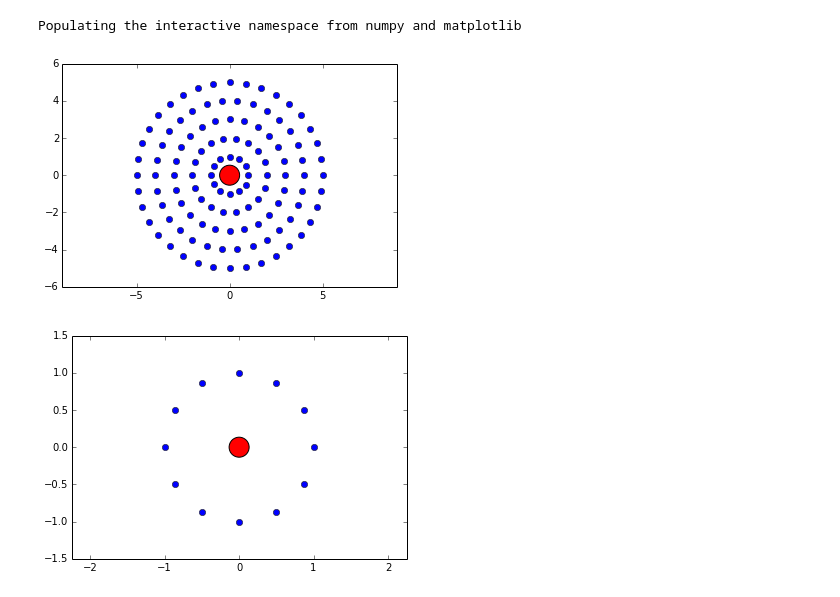
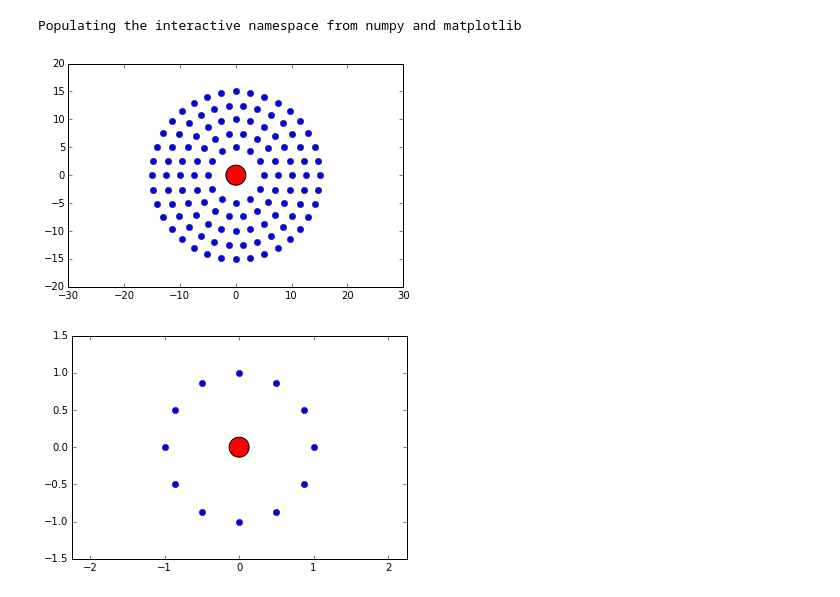
Before and after one commit to abardess/PHYS202-S14, a Jupyter notebook: GalaxyProject/Galaxies2.0.ipynb, the cells around one changed output. Cells and saved outputs as stored; diff of their text form; code cells hidden in the pictures.

```diff
--- a/GalaxyProject/Galaxies2.0.ipynb
+++ b/GalaxyProject/Galaxies2.0.ipynb
@@ -20,25 +20,27 @@ def create_star_field_polar(stars, r, vr, vtheta):
         star_field.append([r, i, vr, vtheta])
     return star_field                                     #each star is added to the list, which is returned at the very end
 # %%
-ring1 = create_star_field_polar(12, 1, 0, np.pi / 18)      #create five rings of stars around the galaxy's center
-ring2 = create_star_field_polar(18, 2, 0, np.pi / 18)
-ring3 = create_star_field_polar(24, 3, 0, np.pi / 18)
-ring4 = create_star_field_polar(30, 4, 0, np.pi / 18)
-ring5 = create_star_field_polar(36, 5, 0, np.pi / 18)
+Rmin = 25 #kpc
+T = 5.442 #time-units (544.2 million years)
+ring1 = create_star_field_polar(12, (.2 * Rmin), 0, 2 * np.pi / T)      #create five rings of stars around the galaxy's center
+ring2 = create_star_field_polar(18, (.3 * Rmin), 0, 2 * np.pi / T)
+ring3 = create_star_field_polar(24, (.4 * Rmin), 0, 2 * np.pi / T)
+ring4 = create_star_field_polar(30, (.5 * Rmin), 0, 2 * np.pi / T)
+ring5 = create_star_field_polar(36, (.6 * Rmin), 0, 2 * np.pi / T)
 
 rings = [ring1, ring2, ring3, ring4, ring5]         #save those rings in a list
 for ring in rings:                                  #plot the positions of each star in each ring
     x = []
     y = []
     for star in ring:
         x.append(star[0] * np.cos(star[1]))
         y.append(star[0] * np.sin(star[1]))
     plt.axis("equal")
     plt.plot(x, y, 'bo')
 plt.scatter(0, 0, s = 400, c = 'r')                 #plots the center of galaxy, for reference
 plt.show()
 # %% [output]
-[figure, old version]
+[figure, new version]
 # %%
 def create_star_field_cartesian(stars, r, vx, vy):
     """
```
Also changed, not shown: parts of 2 cells of this notebook.
